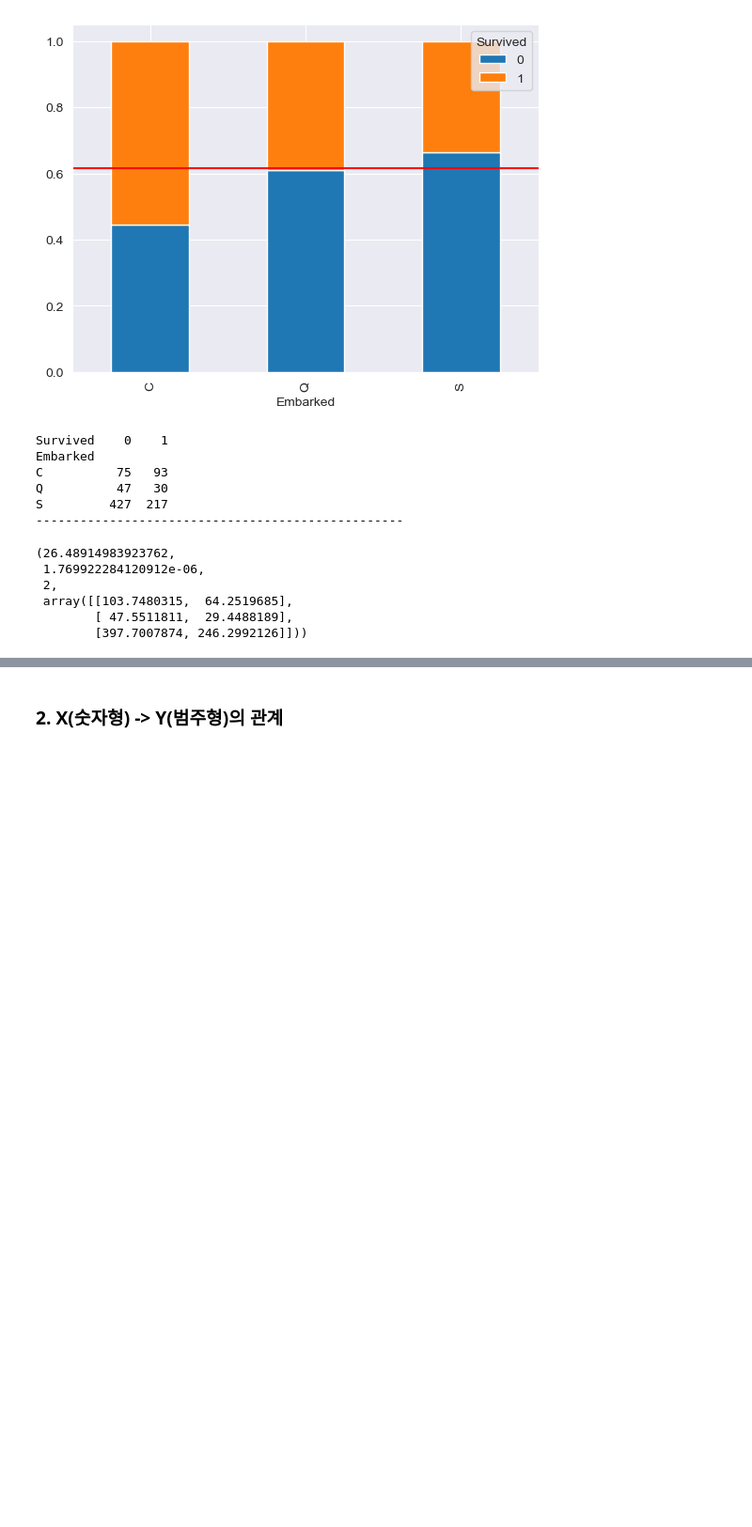
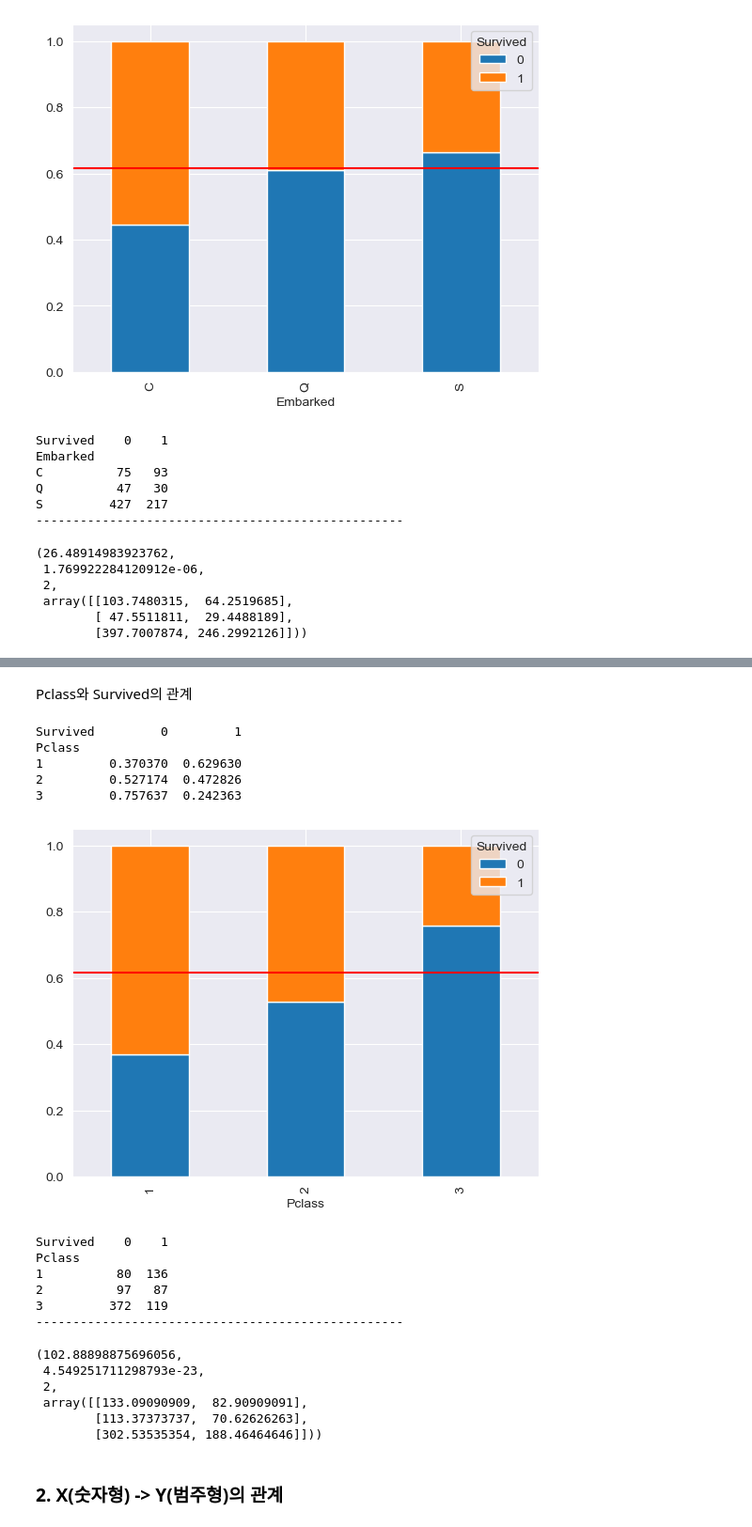
Before and after one commit to HongkyuRyu/Study_For_MachineLearning, a Jupyter notebook: 03 Titanic basic EDA Practice.ipynb, the cells around one changed output, grey strips where cells are left out. Shown: that part at 94% size. Saved outputs shown, nothing was run; the diff lists cells and outputs as text; code cells hidden in the pictures; blank space fills up the shorter version.

```diff
--- a/03 Titanic basic EDA Practice.ipynb
+++ b/03 Titanic basic EDA Practice.ipynb
@@ -321,2 +413,36 @@ S         427  217
+# %% [markdown]
+Pclass와 Survived의 관계
+# %%
+target = 'Survived'
+temp = pd.crosstab(train['Pclass'], train[target], normalize = 'index')
+print(temp)
+temp.plot.bar(stacked=True)
+plt.axhline(1-train['Survived'].mean(), color = 'r')
+plt.show()
+
+table = pd.crosstab(train['Pclass'], train[target])
+print(table)
+print('-' * 50)
+# 2) 카이제곱검정
+spst.chi2_contingency(table)
+# %% [output]
+Survived         0         1
+Pclass
+1         0.370370  0.629630
+2         0.527174  0.472826
+3         0.757637  0.242363
+[figure, added]
+Survived    0    1
+Pclass
+1          80  136
+2          97   87
+3         372  119
+--------------------------------------------------
+(102.88898875696056,
+ 4.549251711298793e-23,
+ 2,
+ array([[133.09090909,  82.90909091],
+        [113.37373737,  70.62626263],
+        [302.53535354, 188.46464646]]))
 # %% [markdown]
 ### 2. X(숫자형) -> Y(범주형)의 관계
```
Also changed, not shown: parts of 12 cells of this notebook.
